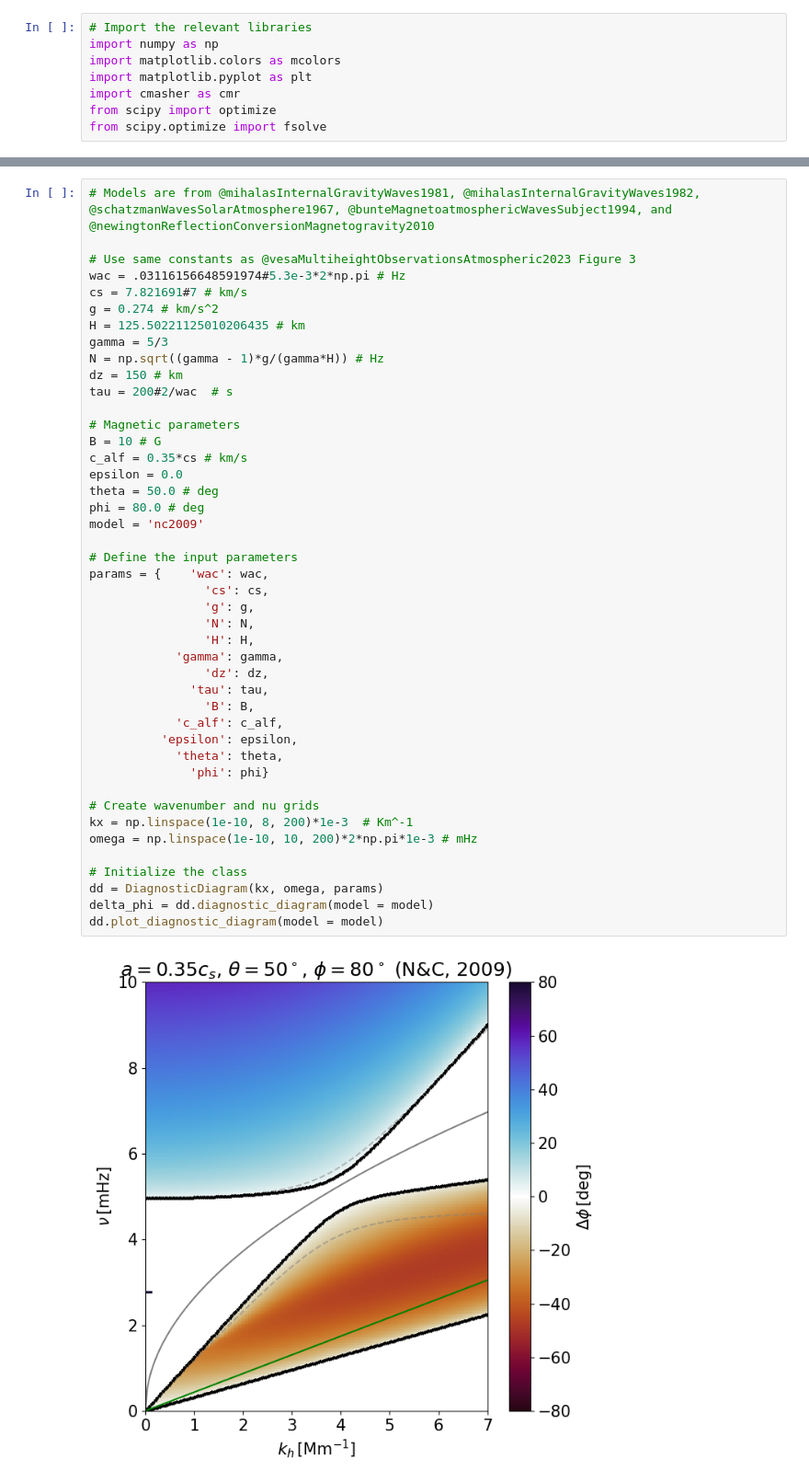
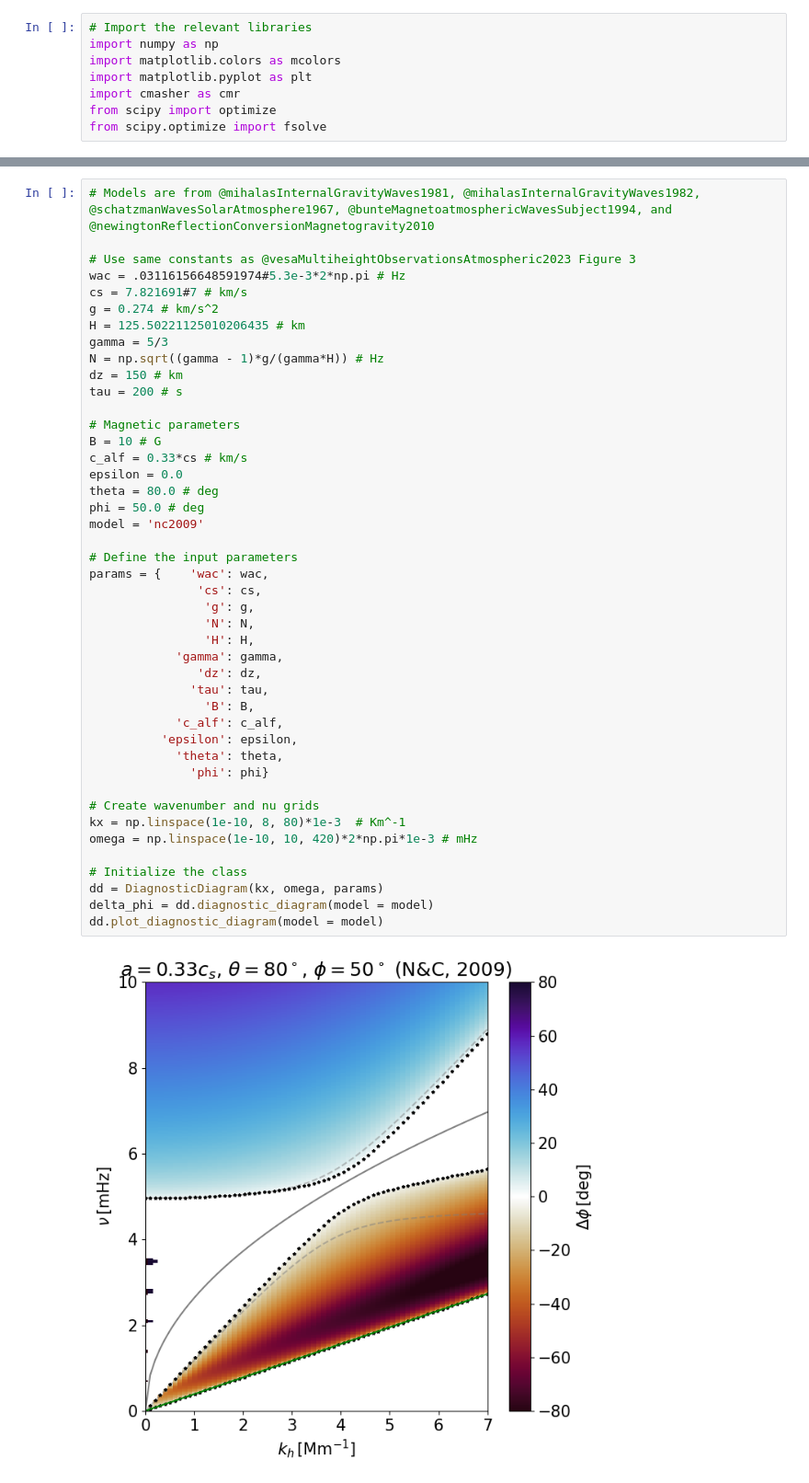
Before and after one commit to JulioM1823/Vesa_2026, a Jupyter notebook: Code/J_AGW_Magnetic_Field_Effects/theoretical_diagnostic_diagram/diagnostic_diagram.ipynb, the cells around one changed output, grey strips where cells are left out. Shown at 92% size. Saved outputs shown, nothing was run; the diff lists cells and outputs as text.

```diff
--- a/Code/J_AGW_Magnetic_Field_Effects/theoretical_diagnostic_diagram/diagnostic_diagram.ipynb
+++ b/Code/J_AGW_Magnetic_Field_Effects/theoretical_diagnostic_diagram/diagnostic_diagram.ipynb
@@ -643,39 +642,39 @@ g = 0.274 # km/s^2
 H = 125.50221125010206435 # km
 gamma = 5/3
 N = np.sqrt((gamma - 1)*g/(gamma*H)) # Hz
 dz = 150 # km
-tau = 200#2/wac  # s
+tau = 200 # s
 
 # Magnetic parameters
 B = 10 # G
-c_alf = 0.35*cs # km/s
+c_alf = 0.33*cs # km/s
 epsilon = 0.0
-theta = 50.0 # deg
-phi = 80.0 # deg
+theta = 80.0 # deg
+phi = 50.0 # deg
 model = 'nc2009'
 
 # Define the input parameters
 params = {    'wac': wac,
-                'cs': cs,
+               'cs': cs,
                 'g': g,
                 'N': N,
                 'H': H,
             'gamma': gamma,
-                'dz': dz,
+               'dz': dz,
               'tau': tau,
                 'B': B,
             'c_alf': c_alf,
           'epsilon': epsilon,
             'theta': theta,
               'phi': phi}
 
 # Create wavenumber and nu grids
-kx = np.linspace(1e-10, 8, 200)*1e-3  # Km^-1
-omega = np.linspace(1e-10, 10, 200)*2*np.pi*1e-3 # mHz
+kx = np.linspace(1e-10, 8, 80)*1e-3  # Km^-1
+omega = np.linspace(1e-10, 10, 420)*2*np.pi*1e-3 # mHz
 
 # Initialize the class
 dd = DiagnosticDiagram(kx, omega, params)
 delta_phi = dd.diagnostic_diagram(model = model)
 dd.plot_diagnostic_diagram(model = model)
 # %% [output]
-[figure, old version]
+[figure, new version]
```
Also changed, not shown: parts of 3 cells of this notebook, 2 other files.
